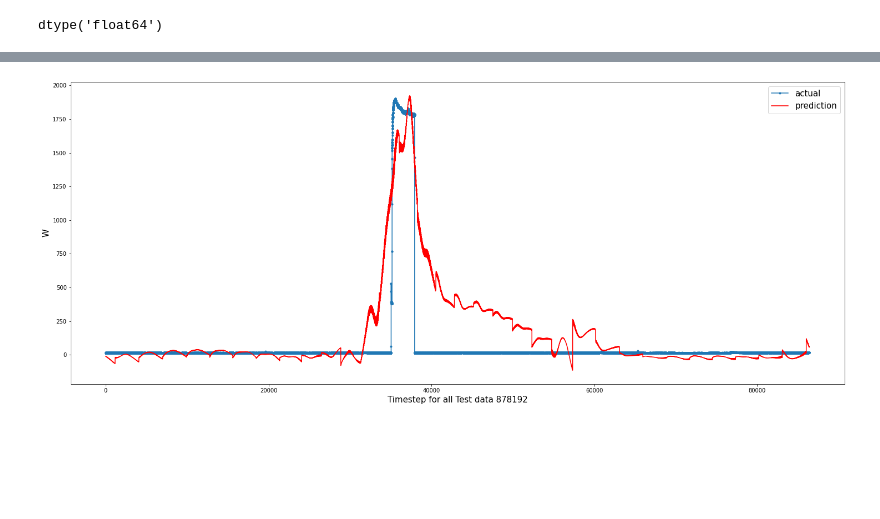
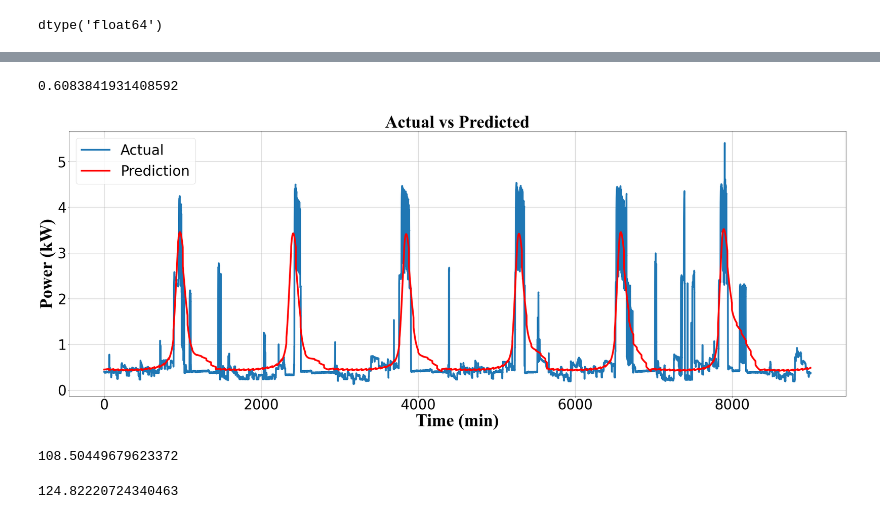
Before and after one commit to Rishab8077/Power_Demand_Prediction, a Jupyter notebook: Model.ipynb, the cells around one changed output, grey strips where cells are left out. Drawn from its saved outputs; the diff is of its cells as text; code cells hidden in the pictures; blank space fills up the shorter version.

```diff
--- a/Model.ipynb
+++ b/Model.ipynb
@@ -77,3 +112,3 @@ df
 # %%
-df['W']=pd.to_numeric(df['W'], errors='coerce')
+df['KW']=pd.to_numeric(df['KW'], errors='coerce')
 # %%
@@ -119,7 +191,7 @@ dtype: int64
 # %%
-training_size=int(len(df)*0.80)
-test_size=len(df)-training_size
-X_train,y_train,X_test,y_test=df_scaled.iloc[0:training_size,1:5],df_scaled.iloc[0:training_size,0],df_scaled.iloc[training_size:len(df),1:5],df_scaled.iloc[training_size:len(df),0]
+training_size=int(len(df_scaled)*0.906589872)
+test_size=len(df_scaled)-training_size
+X_train,y_train,X_test,y_test=df_scaled.iloc[0:training_size,1:4],df_scaled.iloc[0:training_size,0],df_scaled.iloc[training_size:len(df_scaled),1:4],df_scaled.iloc[training_size:len(df_scaled),0]
 X_train=X_train.to_numpy()
 y_train=y_train.to_numpy()
 X_test=X_test.to_numpy()
@@ -134,7 +206,7 @@ X_test  = X_test.reshape(X_test.shape[0], 1, X_test.shape[1])
 #y_test = y_test.reshape(-1, 1, 1)
 # %%
 model=Sequential()
-model.add(LSTM(50,return_sequences=True,input_shape=(1,4)))
+model.add(LSTM(50,return_sequences=True,input_shape=(1,3)))
 model.add(LSTM(50))
 model.add(Dense(1))
 model.compile(loss='mean_squared_error',optimizer='adam')
@@ -155,5 +227,5 @@ Trainable params: 31,251
 Non-trainable params: 0
 _________________________________________________________________
 # %%
-model_history=model.fit(X_train, y_train, batch_size = 256,epochs = 20, validation_data=(X_test,y_test),verbose=1)
+model_history=model.fit(X_train, y_train, batch_size = 256,epochs = 50, validation_data=(X_test,y_test),verbose=1)
 # %% [output]
@@ -218,11 +304,32 @@ Test RMSE: 393.288
+# %%
+mape
+# %% [output]
+0.6083841931408592
 # %%
-aa=[x for x in range(86400)]
-plt.figure(figsize=(25,10))
-plt.plot(aa, inv_y[86400:172800], marker='.', label="actual")
-plt.plot(aa, inv_yhat[86400:172800], 'r', label="prediction")
-plt.ylabel(df.columns[0], size=15)
-plt.xlabel('Timestep for all Test data 878192', size=15)
-plt.legend(fontsize=15)
-plt.show()
+y=0
+for i in range(9000,10080,9000):
+    aa=[x for x in range(y,i)]
+    plt.figure(figsize=(40,14))
+    plt.plot(aa, inv_y[y:i], marker='.', label="Actual",linewidth=5 )
+    plt.plot(aa, inv_yhat[y:i], 'r', label="Prediction",linewidth=5)
+    y = i
+    plt.title('Actual vs Predicted', size=50,fontname="Times New Roman",fontweight="bold")
+    plt.ylabel('Power (kW)', size=50,fontname="Times New Roman",fontweight="bold")
+    plt.xlabel('Time (min)', size=50,fontname="Times New Roman",fontweight="bold")
+    plt.legend(fontsize=40)
+    plt.xticks(fontsize=40)
+    plt.yticks(fontsize=40)
+    plt.grid()
+    plt.savefig('H_pred.pdf')
+    plt.savefig('H_pred.png')
+    plt.show()
 # %% [output]
-[figure, old version]
+[figure, new version]
+# %%
+inv_y.sum()/60
+# %% [output]
+108.50449679623372
+# %%
+inv_yhat.sum()/60
+# %% [output]
+124.82220724340463
```
Also changed, not shown: parts of 41 cells of this notebook, 3 other files.
